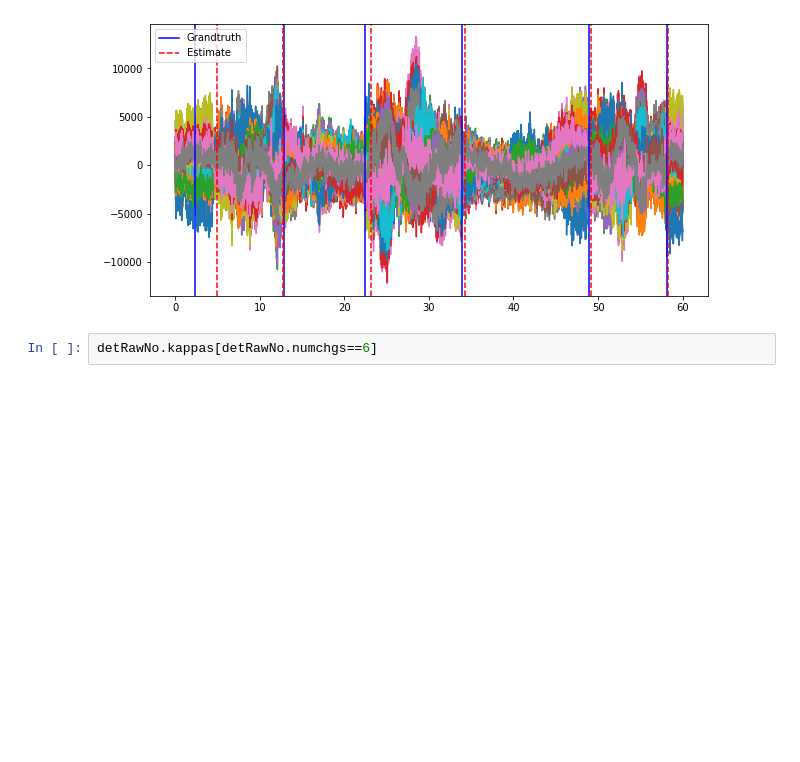
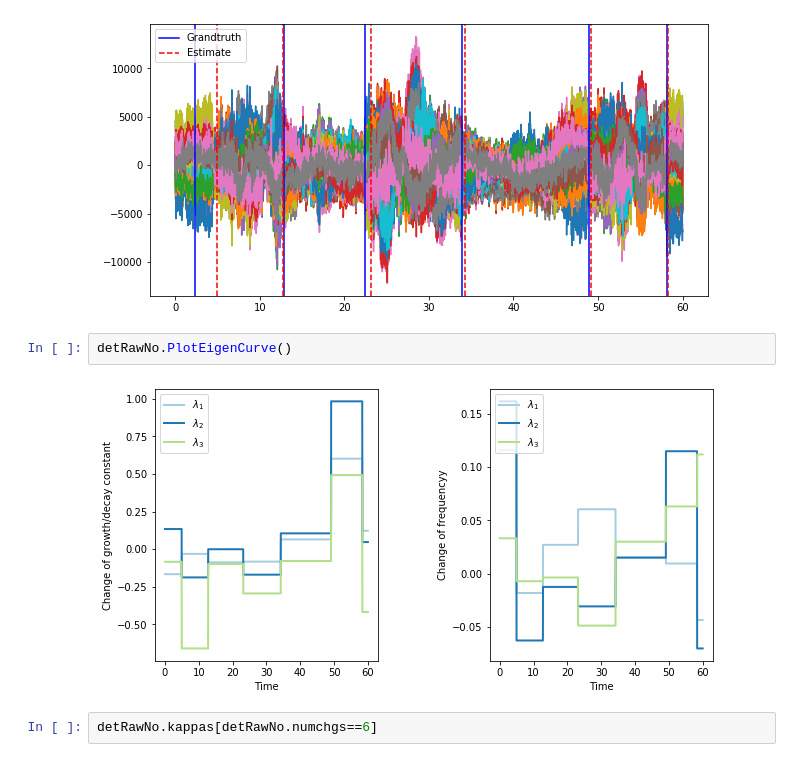
Before and after one commit to JINhuaqing/TVDN-simu, a Jupyter notebook: realdata/MEG-eye-data03st1026.ipynb, the cells around one changed output. Saved outputs shown, nothing was run; the diff lists cells and outputs as text; blank space fills up the shorter version.

```diff
--- a/realdata/MEG-eye-data03st1026.ipynb
+++ b/realdata/MEG-eye-data03st1026.ipynb
@@ -264,6 +263,10 @@ detRawNo.PlotEcpts(GT=gtSt03.cpts)
 |      6      | [ 592. 1531. 2776. 4107. 5893. 7000.] | 394.23064920541884 |  6   |
 +-------------+---------------------------------------+--------------------+------+
 [figure]
+# %%
+detRawNo.PlotEigenCurve()
+# %% [output]
+[figure, added]
 # %%
 detRawNo.kappas[detRawNo.numchgs==6]
 # %% [output]
```
Also changed, not shown: parts of 4 cells of this notebook, 1 other file.
